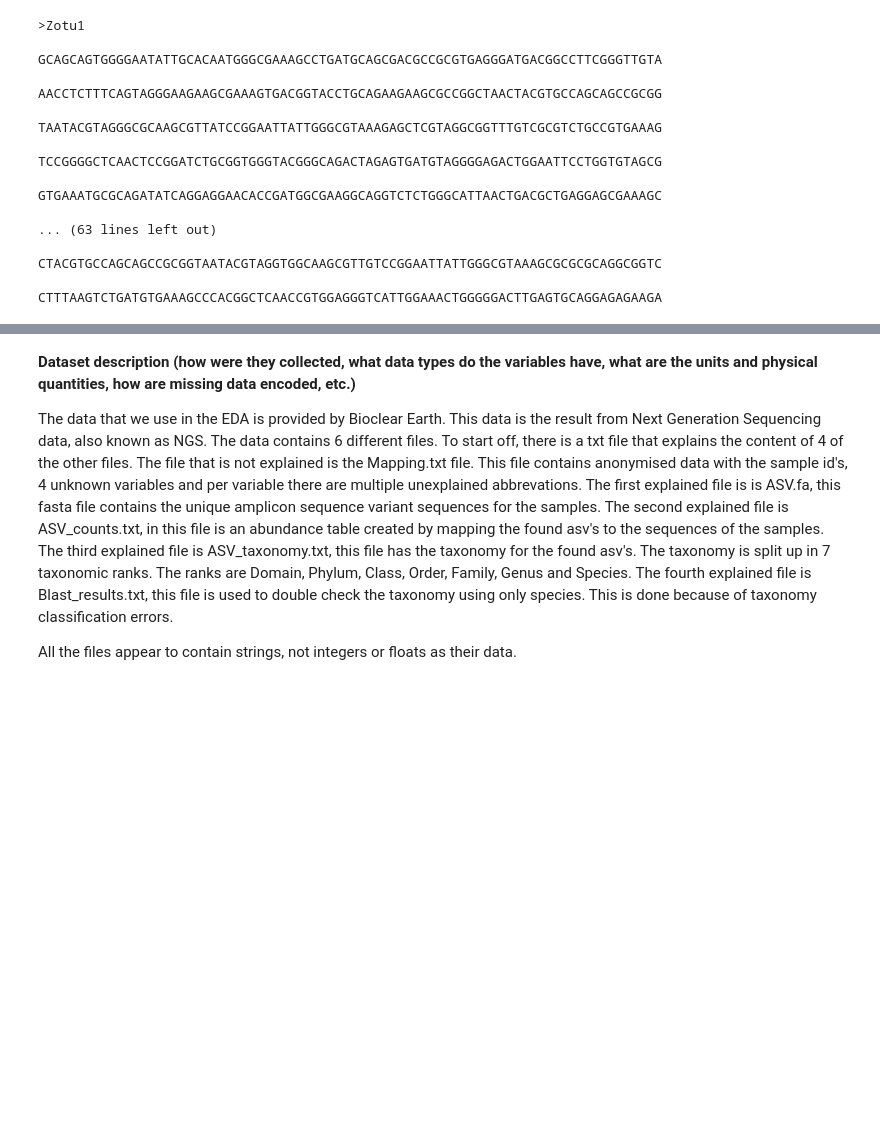
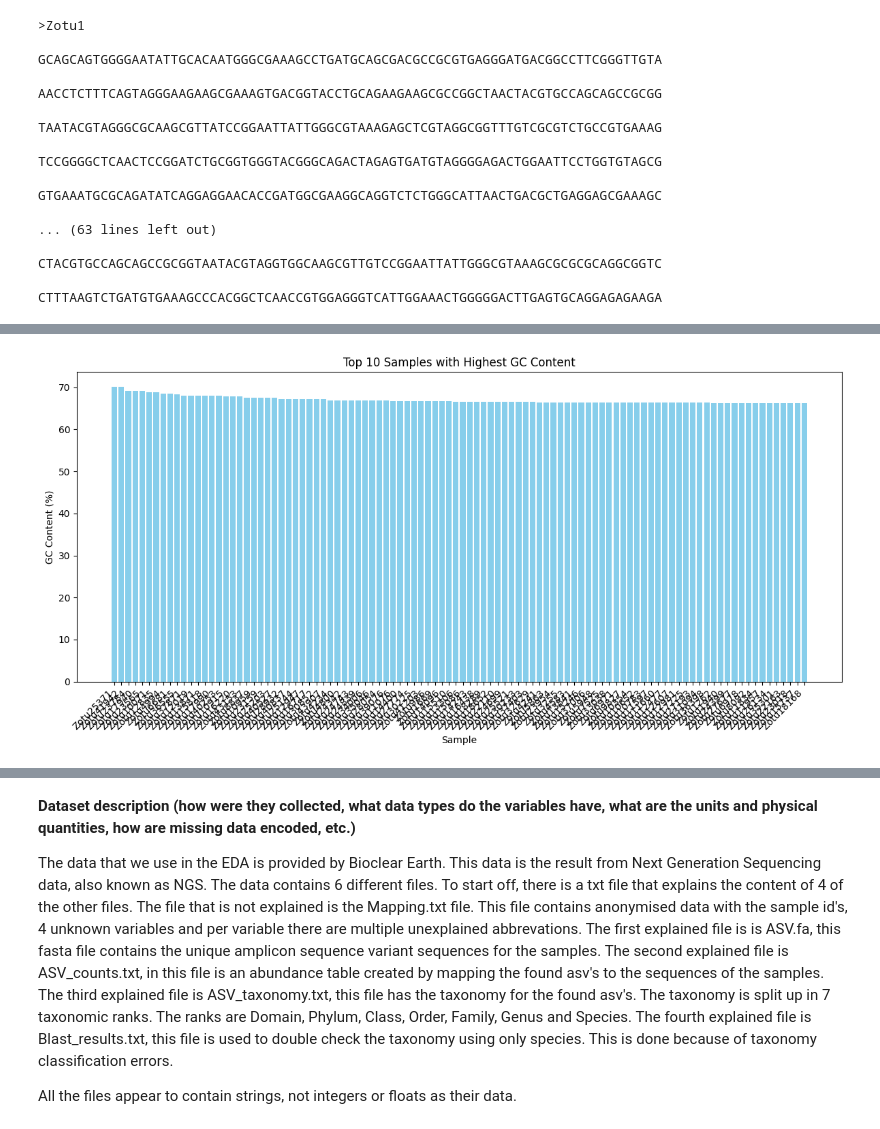
Before and after one commit to cheyennebrouwer/Bioclear_earth, a Jupyter notebook: EDA.ipynb, the cells around one changed output, grey strips where cells are left out. Saved outputs shown, nothing was run; the diff lists cells and outputs as text; code cells hidden in the pictures; blank space fills up the shorter version.

```diff
--- a/EDA.ipynb
+++ b/EDA.ipynb
@@ -34 +74,29 @@ CTTTAAGTCTGATGTGAAAGCCCACGGCTCAACCGTGGAGGGTCATTGGAAACTGGGGGACTTGAGTGCAGGAGAGAAGA
+# %%
+sample_sequences = {}
+
+with open(file_path_fasta, 'r') as handle:
+    for record in SeqIO.parse(handle, 'fasta'):
+        sample_name = record.id
+        sequence = str(record.seq)
+
+        sample_sequences[sample_name] = sequence
+
+# Calculate GC content for each sample
+gc_contents = {sample_name: (sequence.count('G') + sequence.count('C')) / len(sequence) * 100
+               for sample_name, sequence in sample_sequences.items()}
+
+# Sort samples based on GC content and select the top 100
+top_samples = sorted(gc_contents.items(), key=lambda x: x[1], reverse=True)[:100]
+
+plt.figure(figsize=(12, 6))
+samples, gc_values = zip(*top_samples)
+plt.bar(samples, gc_values, color='skyblue')
+plt.title('Top 10 Samples with Highest GC Content')
+plt.xlabel('Sample')
+plt.ylabel('GC Content (%)')
+plt.xticks(rotation=45, ha='right')
+plt.tight_layout()
+plt.show()
+# %% [output]
+[figure, added]
 # %%
```
Also changed, not shown: parts of 5 cells of this notebook, 3 other files.
